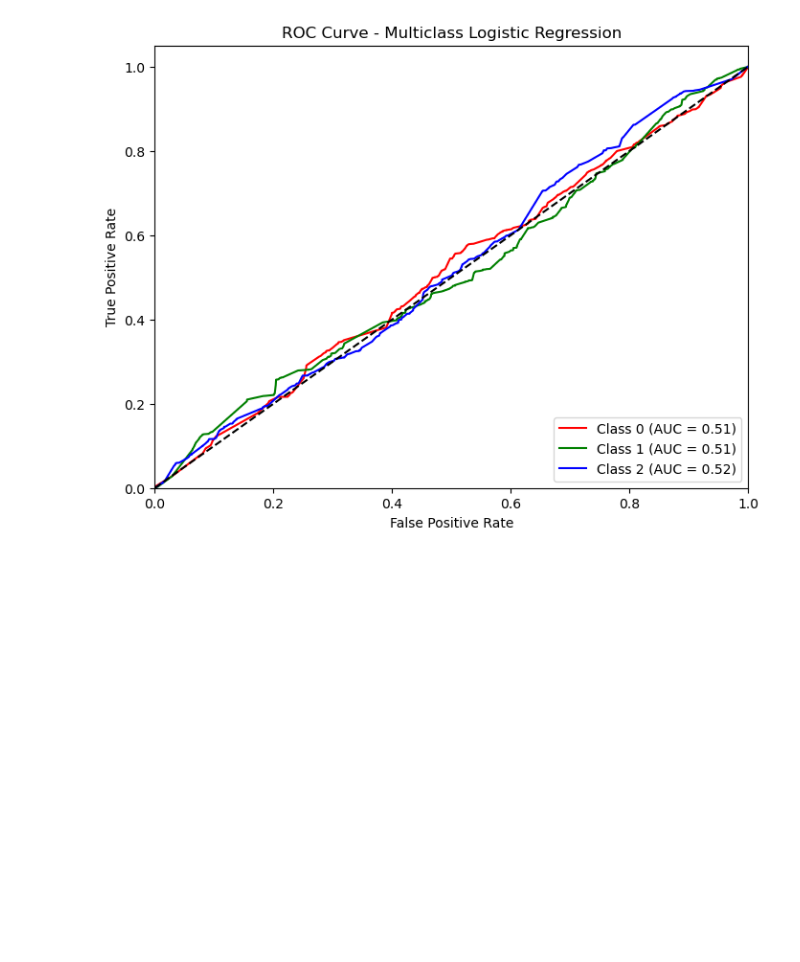
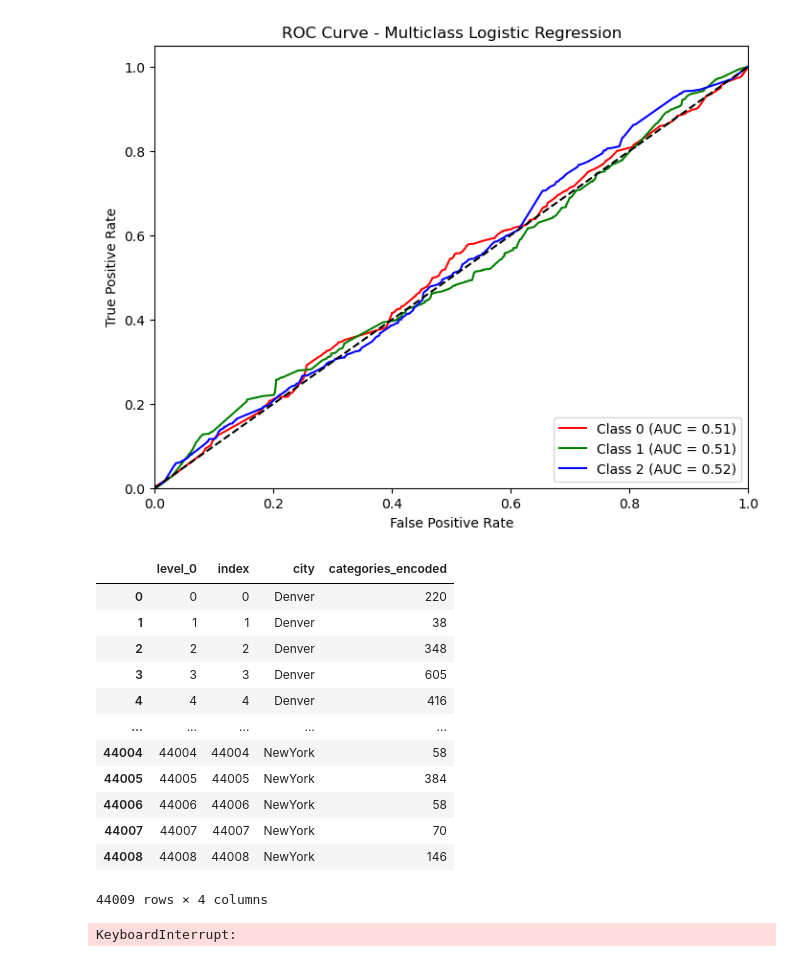
Before and after one commit to SantDRS/G4_Project4, a Jupyter notebook: G4_P4_MLv2.ipynb, the cells around one changed output. Saved outputs shown, nothing was run; the diff lists cells and outputs as text; code cells hidden in the pictures; blank space fills up the shorter version.

```diff
--- a/G4_P4_MLv2.ipynb
+++ b/G4_P4_MLv2.ipynb
@@ -165,5 +165,5 @@ city_encoded_df
 44009 rows × 2 columns
 # %%
 # Set the city column as index
-city_encoded_df = city_encoded_df.set_index("city")
-city_encoded_df.head(25)
+#city_encoded_df = city_encoded_df.set_index("city")
+#city_encoded_df.head(25)
@@ -506,3 +487,66 @@ plt.legend(loc='lower right')
 plt.show()
 # %% [output]
 [figure]
+# %%
+city_encoded_df
+# %% [output]
+|  | level_0 | index | city | categories_encoded |
+| 0 | 0 | 0 | Denver | 220 |
+| 1 | 1 | 1 | Denver | 38 |
+| 2 | 2 | 2 | Denver | 348 |
+| 3 | 3 | 3 | Denver | 605 |
+| 4 | 4 | 4 | Denver | 416 |
+| ... | ... | ... | ... | ... |
+| 44004 | 44004 | 44004 | NewYork | 58 |
+| 44005 | 44005 | 44005 | NewYork | 384 |
+| 44006 | 44006 | 44006 | NewYork | 58 |
+| 44007 | 44007 | 44007 | NewYork | 70 |
+| 44008 | 44008 | 44008 | NewYork | 146 |
+44009 rows × 4 columns
+# %%
+import pandas as pd
+from sklearn.linear_model import LinearRegression
+from sklearn.preprocessing import OrdinalEncoder, LabelEncoder
+import random
+
+# Assuming your DataFrame is named "city_encoded_df"
+unique_cities = city_encoded_df['city'].unique()
+predicted_cities = []
+
+# Create an empty DataFrame to store the results
+predicted_cities_df = pd.DataFrame(columns=['Categories Sample', 'Predicted City'])
+
+# Convert the categories to numerical values using ordinal encoding
+ordinal_encoder = OrdinalEncoder()
+all_categories_encoded = ordinal_encoder.fit_transform(city_encoded_df['categories_encoded'].values.reshape(-1, 1))
+
+# Encode the target variable (city names)
+label_encoder = LabelEncoder()
+encoded_cities = label_encoder.fit_transform(city_encoded_df['city'])
+
+# Create and train the linear regression model using all_categories
+model = LinearRegression()
+model.fit(all_categories_encoded, encoded_cities)
+
+# Loop until each unique city is predicted or three samples are saved
+while len(predicted_cities) < len(unique_cities) and len(predicted_cities_df) < 3:
+    # Generate a new random sample
+    categories_sample = random.sample(list(city_encoded_df['categories_encoded']), 25)
+    sampled_categories_encoded = ordinal_encoder.transform([[category] for category in categories_sample])
+
+    # Make prediction using the sampled categories
+    sampled_categories_encoded = sampled_categories_encoded.reshape(-1, 1)  # Reshape to (-1, 1)
+    prediction = model.predict(sampled_categories_encoded)
+    predicted_city_encoded = int(prediction[0])
+    predicted_city = label_encoder.inverse_transform([predicted_city_encoded])[0]
+
+    # Check if the predicted city has already been predicted
+    if predicted_city not in predicted_cities:
+        # Add the predicted city to the list and DataFrame
+        predicted_cities.append(predicted_city)
+        predicted_cities_df = predicted_cities_df.append({'Categories Sample': categories_sample, 'Predicted City': predicted_city}, ignore_index=True)
+
+# Print the DataFrame with the predicted cities
+print(predicted_cities_df)
+# %% [output]
+KeyboardInterrupt:
```
Also changed, not shown: parts of 2 cells of this notebook, 1 other file.
